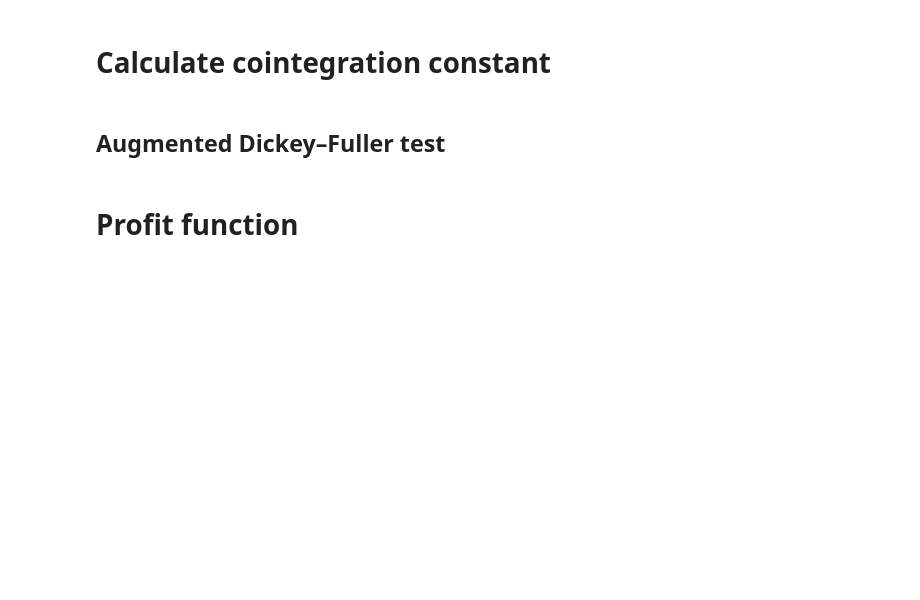
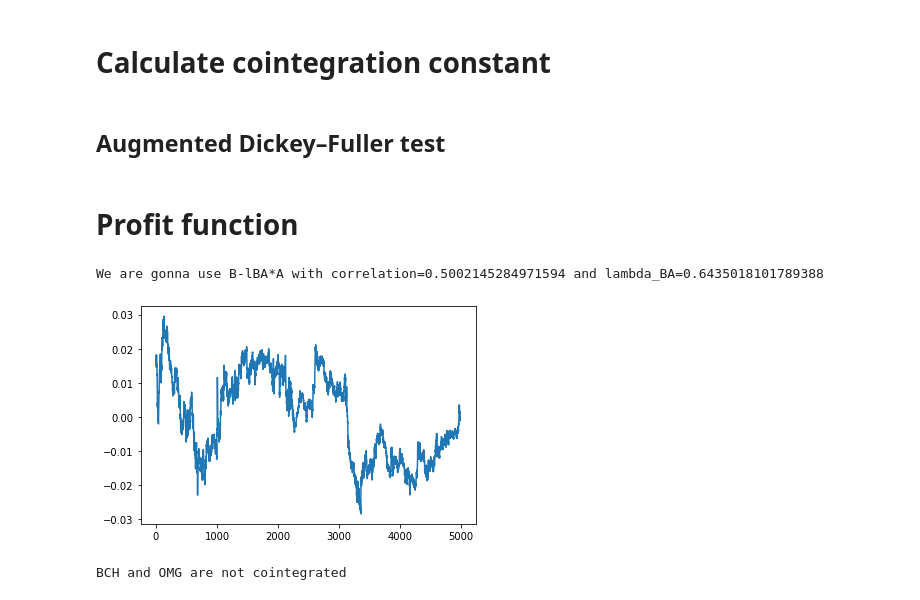
Before and after one commit to RolaRogers/quant, a Jupyter notebook: cointegration_test.ipynb, the cells around one changed output. Cells and saved outputs as stored; diff of their text form; code cells hidden in the pictures; blank space fills up the shorter version.

```diff
--- a/cointegration_test.ipynb
+++ b/cointegration_test.ipynb
@@ -6,7 +6,7 @@ import matplotlib.pyplot as plt
 # %%
 def get_price(tick,res):
     res=str(res)
-    hist=requests.get('https://ftx.com/api/markets/'+tick+'-PERP/candles?resolution='+res+'&start_time='+'0'+'&limit=1000').json()
+    hist=requests.get('https://ftx.com/api/markets/'+tick+'-PERP/candles?resolution='+res+'&start_time='+'0'+'&limit=5000').json()
     hist=pd.DataFrame(hist['result'])
     hist.drop(['startTime'], axis = 1, inplace=True)
     return hist
@@ -50,11 +50,11 @@ def print_spread(tick1,tick2,res):
     if aux[1]>aux[2]:
         print('We are gonna use A-lAB*B with correlation='+str(aux[0])+' and lambda_AB='+str(aux[1]))
         plt.plot(aux[5]-aux[3])
-        return aux[5]-aux[3]
+        return aux[5]
     else :
         print('We are gonna use B-lBA*A with correlation='+str(aux[0])+' and lambda_BA='+str(aux[2]))
         plt.plot(aux[6]-aux[4])
-        return aux[6]-aux[4]
+        return aux[6]
 # %% [markdown]
 ## Augmented Dickey–Fuller test
 # %%
@@ -74,0 +110,9 @@ def adfuller_test(tick1,tick2,res):
+# %%
+a=print_spread('BCH','OMG',60)
+# %% [output]
+We are gonna use B-lBA*A with correlation=0.5002145284971594 and lambda_BA=0.6435018101789388
+[figure, added]
+# %%
+adfuller_test('BCH','OMG',60)
+# %% [output]
+BCH and OMG are not cointegrated
```
Also changed, not shown: parts of 6 cells of this notebook.
